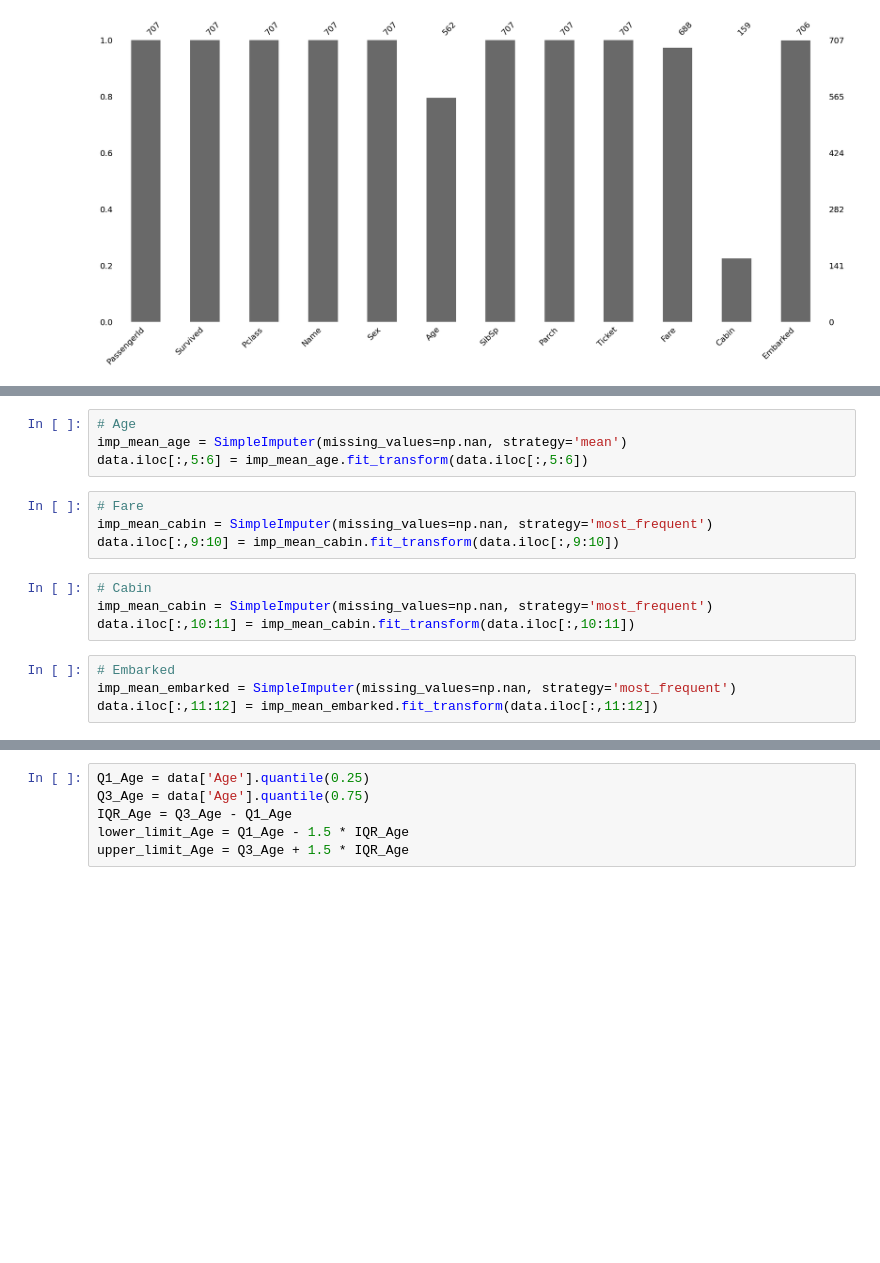
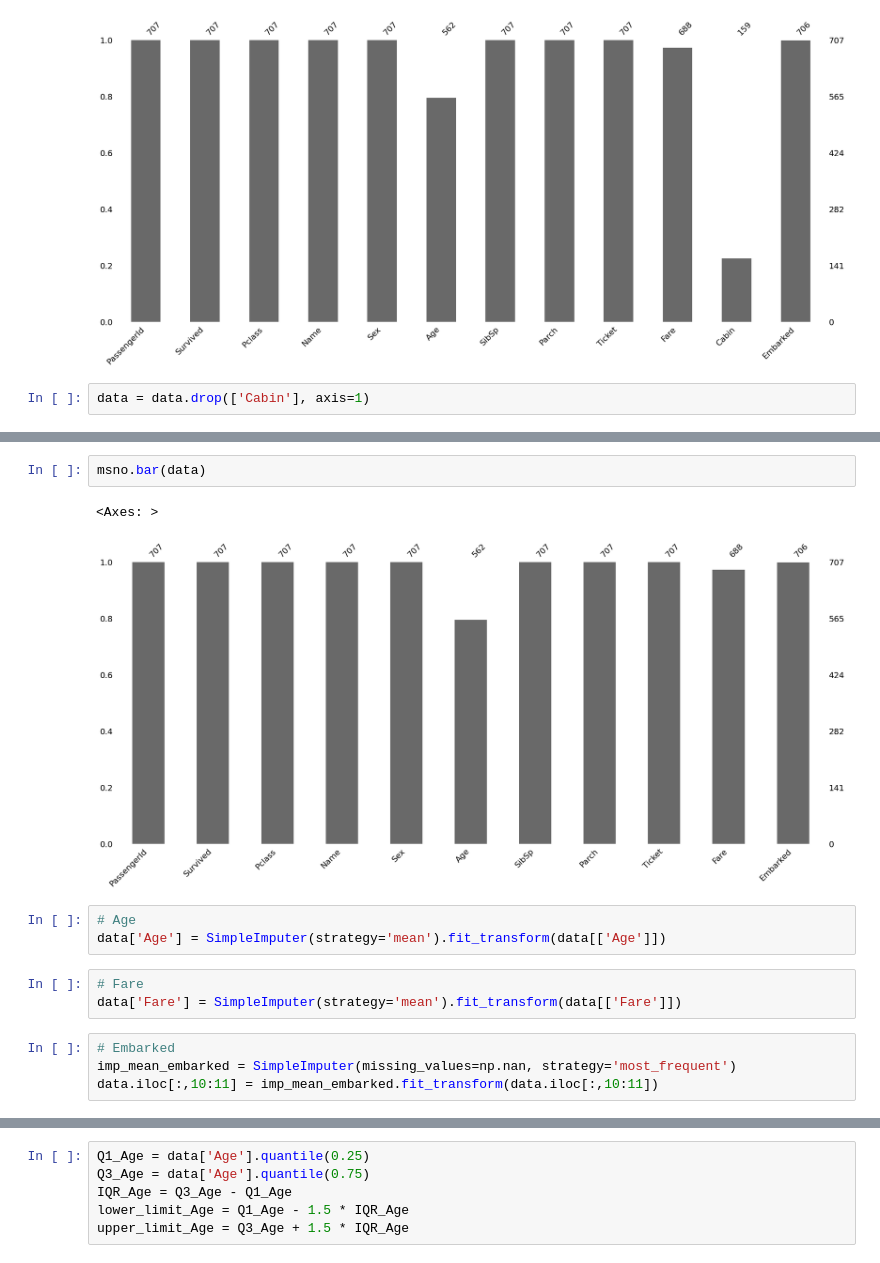
Before and after one commit to kh4fin/data-mining, a Jupyter notebook: Tugas_Kelompok_1/main.ipynb, the cells around one changed output, grey strips where cells are left out. Cells and saved outputs as stored; diff of their text form; blank space fills up the shorter version.

```diff
--- a/Tugas_Kelompok_1/main.ipynb
+++ b/Tugas_Kelompok_1/main.ipynb
@@ -90,3 +92,5 @@ msno.bar(data)
 # %% [output]
 <Axes: >
 [figure]
+# %%
+data = data.drop(['Cabin'], axis=1)
@@ -93,19 +113,18 @@ msno.bar(data)
+# %%
+msno.bar(data)
+# %% [output]
+<Axes: >
+[figure, added]
 # %%
 # Age
-imp_mean_age = SimpleImputer(missing_values=np.nan, strategy='mean')
-data.iloc[:,5:6] = imp_mean_age.fit_transform(data.iloc[:,5:6])
+data['Age'] = SimpleImputer(strategy='mean').fit_transform(data[['Age']])
 # %%
 # Fare
-imp_mean_cabin = SimpleImputer(missing_values=np.nan, strategy='most_frequent')
-data.iloc[:,9:10] = imp_mean_cabin.fit_transform(data.iloc[:,9:10])
+data['Fare'] = SimpleImputer(strategy='mean').fit_transform(data[['Fare']])
-# %%
-# Cabin
-imp_mean_cabin = SimpleImputer(missing_values=np.nan, strategy='most_frequent')
-data.iloc[:,10:11] = imp_mean_cabin.fit_transform(data.iloc[:,10:11])
 # %%
 # Embarked
 imp_mean_embarked = SimpleImputer(missing_values=np.nan, strategy='most_frequent')
-data.iloc[:,11:12] = imp_mean_embarked.fit_transform(data.iloc[:,11:12])
+data.iloc[:,10:11] = imp_mean_embarked.fit_transform(data.iloc[:,10:11])
 # %%
 data.isnull().sum()
 # %% [output]
```
Also changed, not shown: parts of 11 cells of this notebook, 1 other file.
